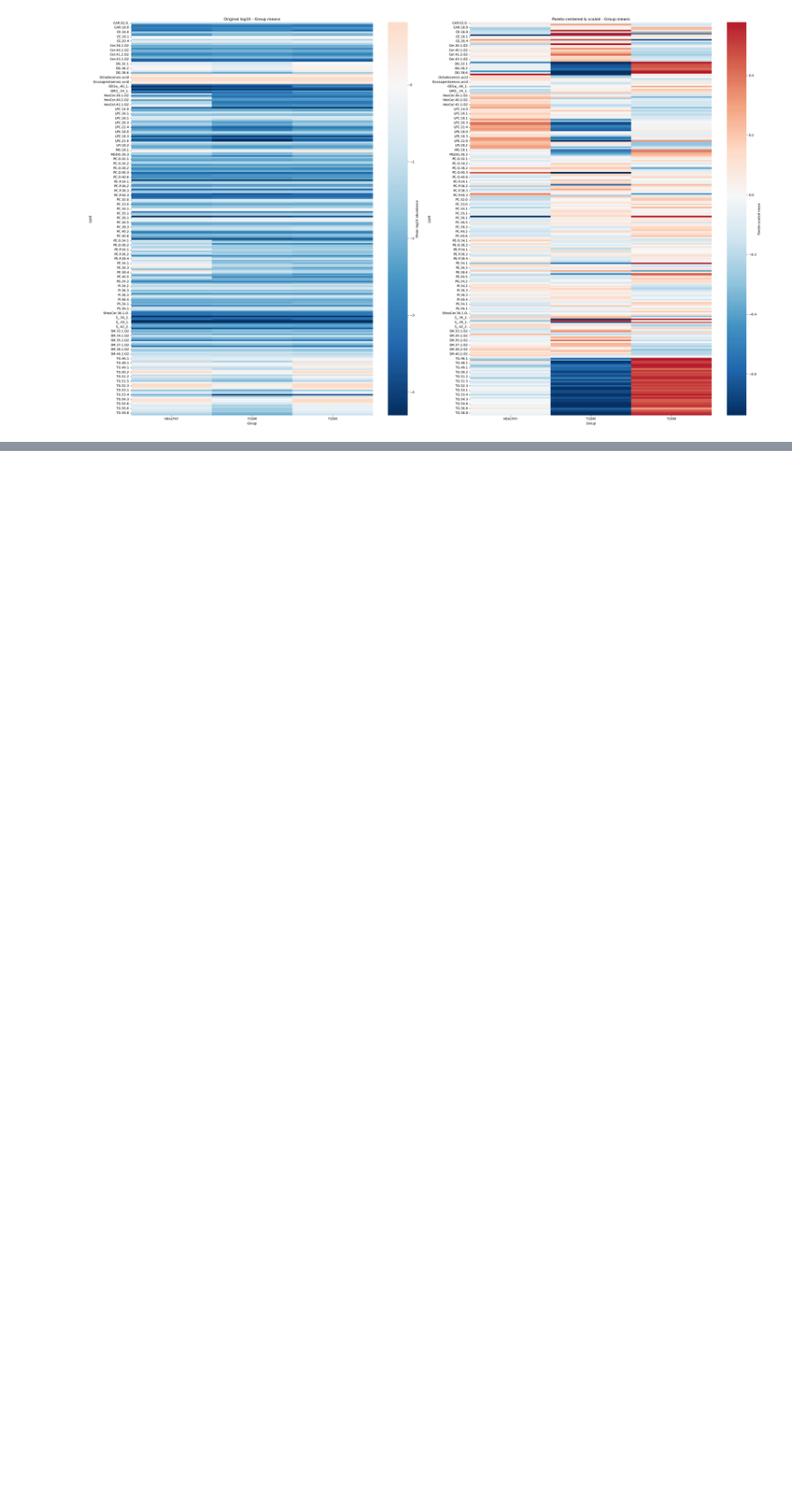
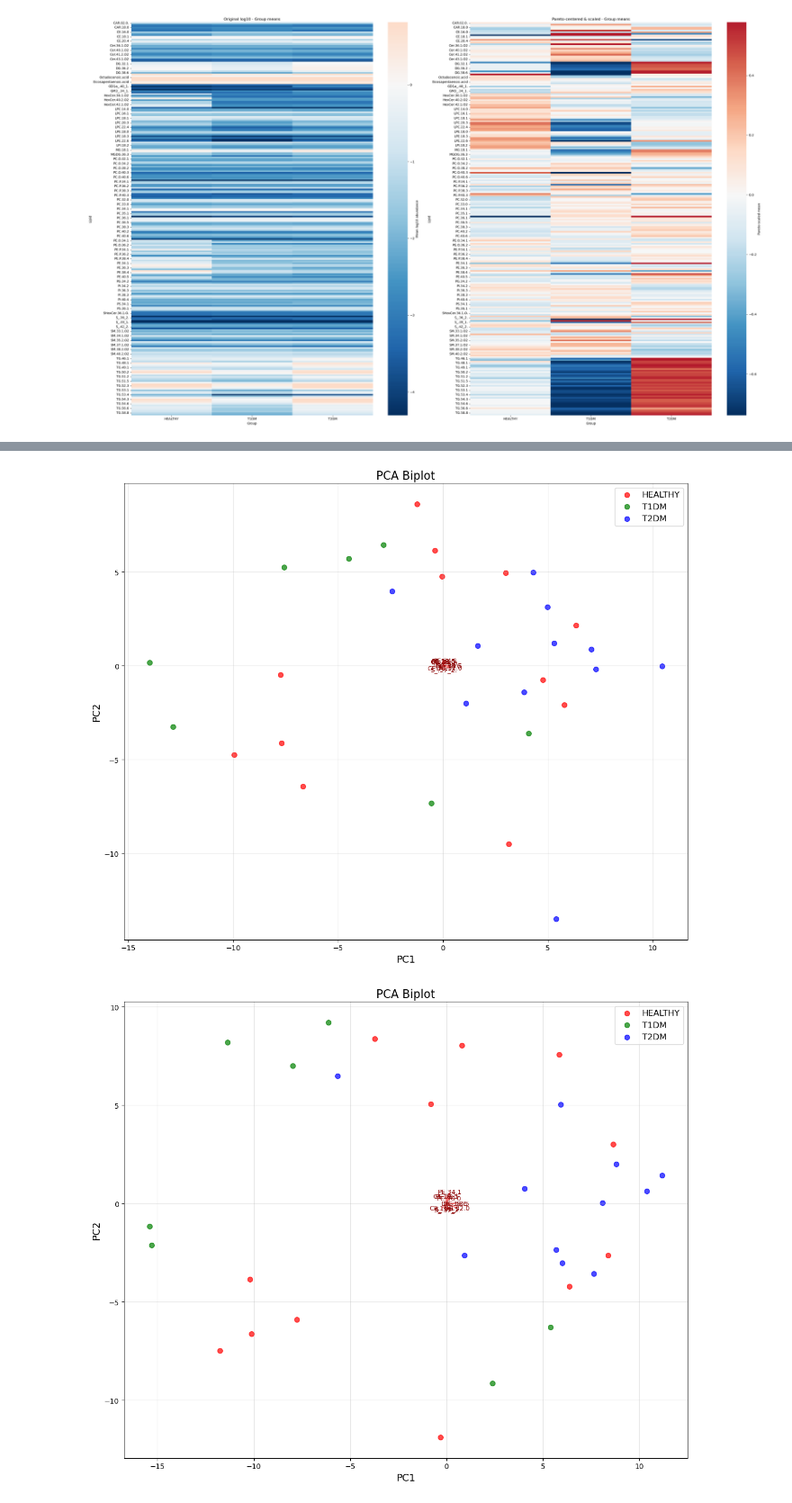
Before and after one commit to hafarah/Targeted_Lipidomics_Pancreas, a Jupyter notebook: Data_cleaning_transformation.ipynb, the cells around one changed output, grey strips where cells are left out. Shown at 90% size. Cells and saved outputs as stored; diff of their text form; code cells hidden in the pictures; blank space fills up the shorter version.

```diff
--- a/Data_cleaning_transformation.ipynb
+++ b/Data_cleaning_transformation.ipynb
@@ -548,0 +587,14 @@ principalComponentsParetoDf.head()
+# %%
+# Add Group labels to PCA DataFrames
+
+# For Pareto-scaled PCA
+principalComponentsParetoWithGroupsDf = pd.concat([
+    principalComponentsParetoDf.reset_index(drop=True),
+    lipidMatrixParetoWithGroup[['Group']].reset_index(drop=False)
+], axis=1)
+
+# For Original log-transformed PCA
+principalComponentsOriginalLogWithGroupsDf = pd.concat([
+    principalComponentsOriginalLogDf.reset_index(drop=True),
+    lipidMatrixParetoWithGroup[['Group']].reset_index(drop=False)
+], axis=1)
@@ -548,0 +738,55 @@ principalComponentsParetoDf.head()
+# %%
+# Generate biplots for Pareto-scaled data and original log-transformed data
+
+def biplot(score, coeff, labels=None, groups=None, colors=None):
+    xs = score[:, 0]
+    ys = score[:, 1]
+    plt.figure(figsize=(12, 10))
+
+    # If groups are provided, color by groups
+    if groups is not None and colors is not None:
+        uniqueGroups = np.unique(groups)
+        for group, color in zip(uniqueGroups, colors):
+            mask = groups == group
+            plt.scatter(xs[mask], ys[mask], c=color, label=group, alpha=0.7, s=50)
+        plt.legend(prop={'size': 12})
+    else:
+        plt.scatter(xs, ys, alpha=0.7, s=50)
+
+    # Plot loadings as arrows (only top contributors for clarity)
+    # Get top N features with highest loadings
+    topN = 10
+    loadingMagnitudes = np.sqrt(coeff[:, 0]**2 + coeff[:, 1]**2)
+    topIndices = np.argsort(loadingMagnitudes)[-topN:]
+
+    for i in topIndices:
+        plt.arrow(0, 0, coeff[i, 0], coeff[i, 1],
+                 color='r', alpha=0.5, head_width=0.05, head_length=0.05)
+        if labels is not None:
+            plt.text(coeff[i, 0] * 1.15, coeff[i, 1] * 1.15,
+                    labels[i], color='darkred', fontsize=9,
+                    ha='center', va='center')
+
+    plt.xlabel("PC1", fontsize=14)
+    plt.ylabel("PC2", fontsize=14)
+    plt.title("PCA Biplot", fontsize=16)
+    plt.grid(alpha=0.3)
+    plt.tight_layout()
+    plt.show()
+
+# For Pareto-scaled data
+biplot(principalComponentsParetoDf.values,
+       pca_pareto.components_.T,
+       labels=featureNames,
+       groups=principalComponentsParetoWithGroupsDf['Group'].values,
+       colors=['r', 'g', 'b', 'c', 'm', 'y', 'orange', 'purple'])
+
+# For Log-transformed data
+biplot(principalComponentsOriginalLogDf.values,
+       pca_OriginalLog.components_.T,
+       labels=featureNames,
+       groups=principalComponentsOriginalLogWithGroupsDf['Group'].values,
+       colors=['r', 'g', 'b', 'c', 'm', 'y', 'orange', 'purple'])
+# %% [output]
+[figure, added]
+[figure, added]
```
Also changed, not shown: parts of 5 cells of this notebook.
